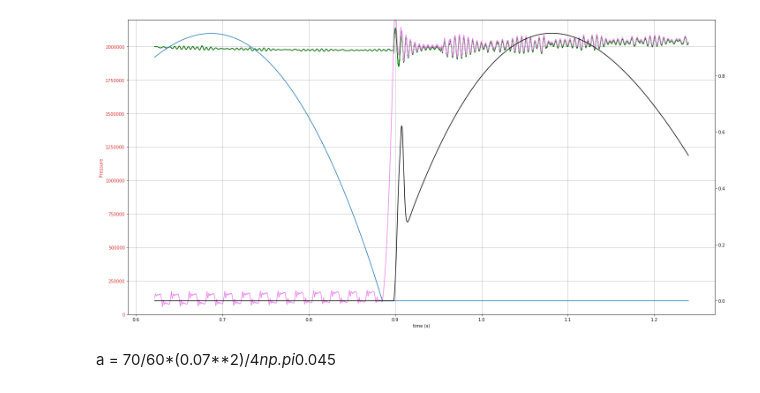
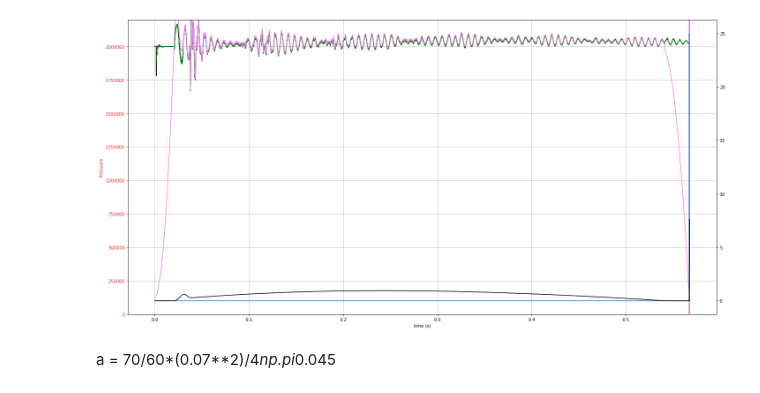
Before and after one commit to DHaspel/cavsim, a Jupyter notebook: jupyter/CavSim_Simulate_Test_Bench.ipynb, the cells around one changed output. Drawn from its saved outputs; the diff is of its cells as text; code cells hidden in the pictures.

```diff
--- a/jupyter/CavSim_Simulate_Test_Bench.ipynb
+++ b/jupyter/CavSim_Simulate_Test_Bench.ipynb
@@ -246,7 +247,7 @@ fig, ax1 = plt.subplots(figsize=(20, 10))
 #plt.subplot(1, 2, 1)
 #plt.plot(vfield[:,0])
 #plt.plot(1, 2, 2)
-val1 = 45000
+val1 = 0
 val = -8000
 #val1 = 0
 #val = -1
@@ -290,34 +291,34 @@ ax1.set_ylabel('Pressure', color=color)
 ax1.set_ylim(0e5, 22e5)
 plt.grid()
 #ax1.plot(time[val1:val], pfield1[val1:val, 1], color='red')
 #ax1.plot(time[val1:val], pfield2[val1:val, -2], color='green')
 ax1.tick_params(axis='y', labelcolor=color)
 
 
 ax2 = ax1.twinx()  # instantiate a second axes that shares the same x-axis
 
 color = 'tab:blue'
 ax2.plot(time[val1:val], disfield[val1:val, 0]*1000, color=color)  # we already handled the x-label with ax1
 ax2.plot(time[val1:val], values[val1:val, 0]*1000, color = 'black')
 #ax2.plot(time[val1:val], contact_pressure_force[val1:val, 0], color = 'green')
 #ax2.plot(time[val1:val], spring_force[val1:val, 0], color = 'green')
 #ax2.plot(time[val1:val], contact_pressure_force[val1:val, 0]+lower_pressure_force[val1:val, 0], color = 'black')
 #ax2.plot(time[val1:val], flow_force[val1:val, 0]-spring_force[val1:val, 0], color = 'red')
 #ax2.plot(time[val1:val], zeta[val1:val, 0], color='green')
 #ax2.plot(time[val1:val], flow_field[val1:val, 0], color='black')
 #ax2.tick_params(axis='y', labelcolor=color)
 
 #plt.subplot(1, 2, 1)
 #plt.plot(time[val1:val], disfield[val1:val, 0]*1000, color='black')
 #plt.plot(time[val1:val], pump(time[val1:val]))
 #plt.plot(time[val1:val], velfield[val1:val, 0], color='blue')
 #plt.plot(time[val1:val], pfield2[val1:val, 1], color='red')
 #pltplot(time[val1:val], pfield1[val1:val, -2], color='green')
 #plt.ylim(-2e3, 2e3)
 fig.tight_layout()
 plt.show()
 # %% [output]
-[figure, old version]
+[figure, new version]
 # %% [markdown]
 a = 70/60*(0.07**2)/4*np.pi*0.045
 # %%
```
Also changed, not shown: parts of 3 cells of this notebook, 2 other files.
